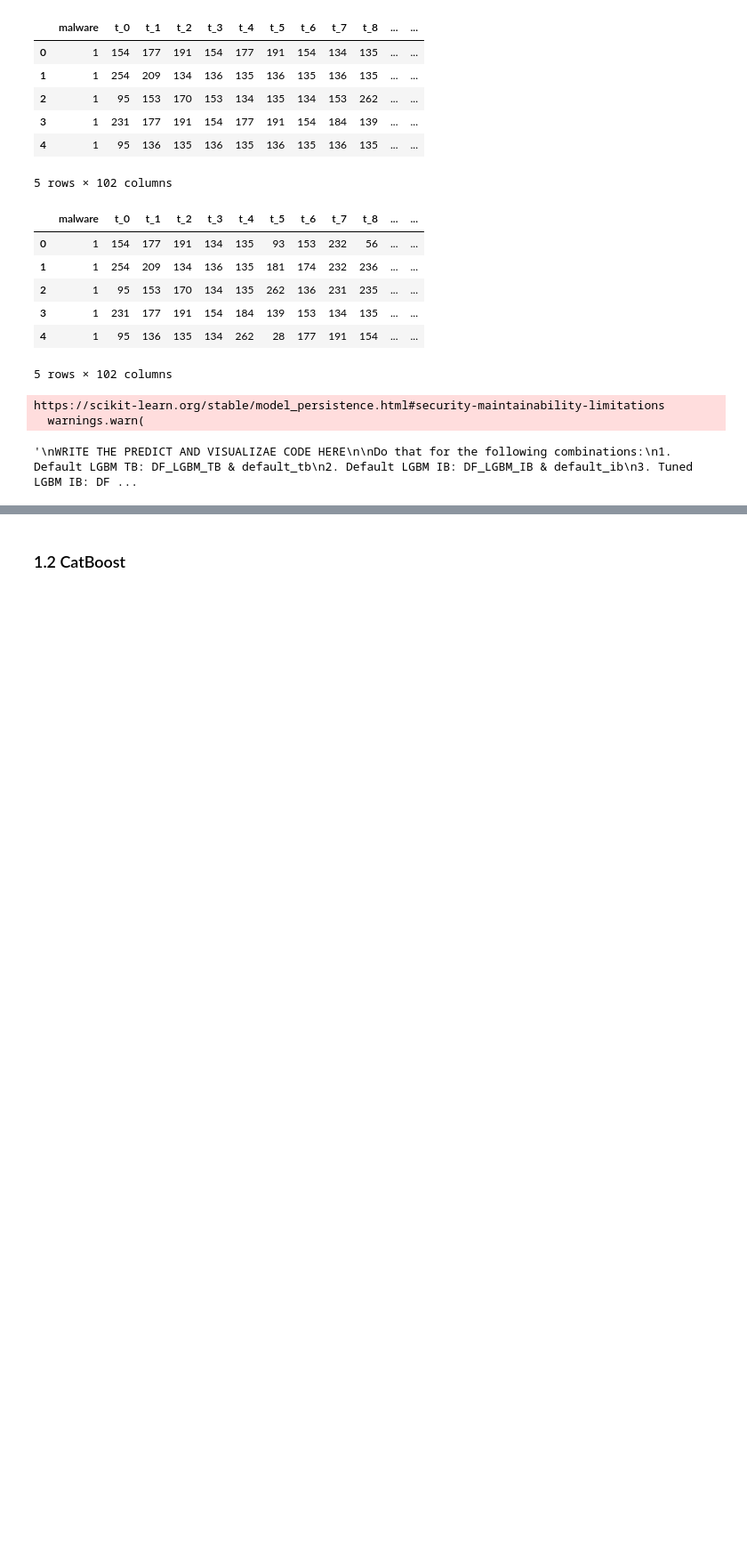
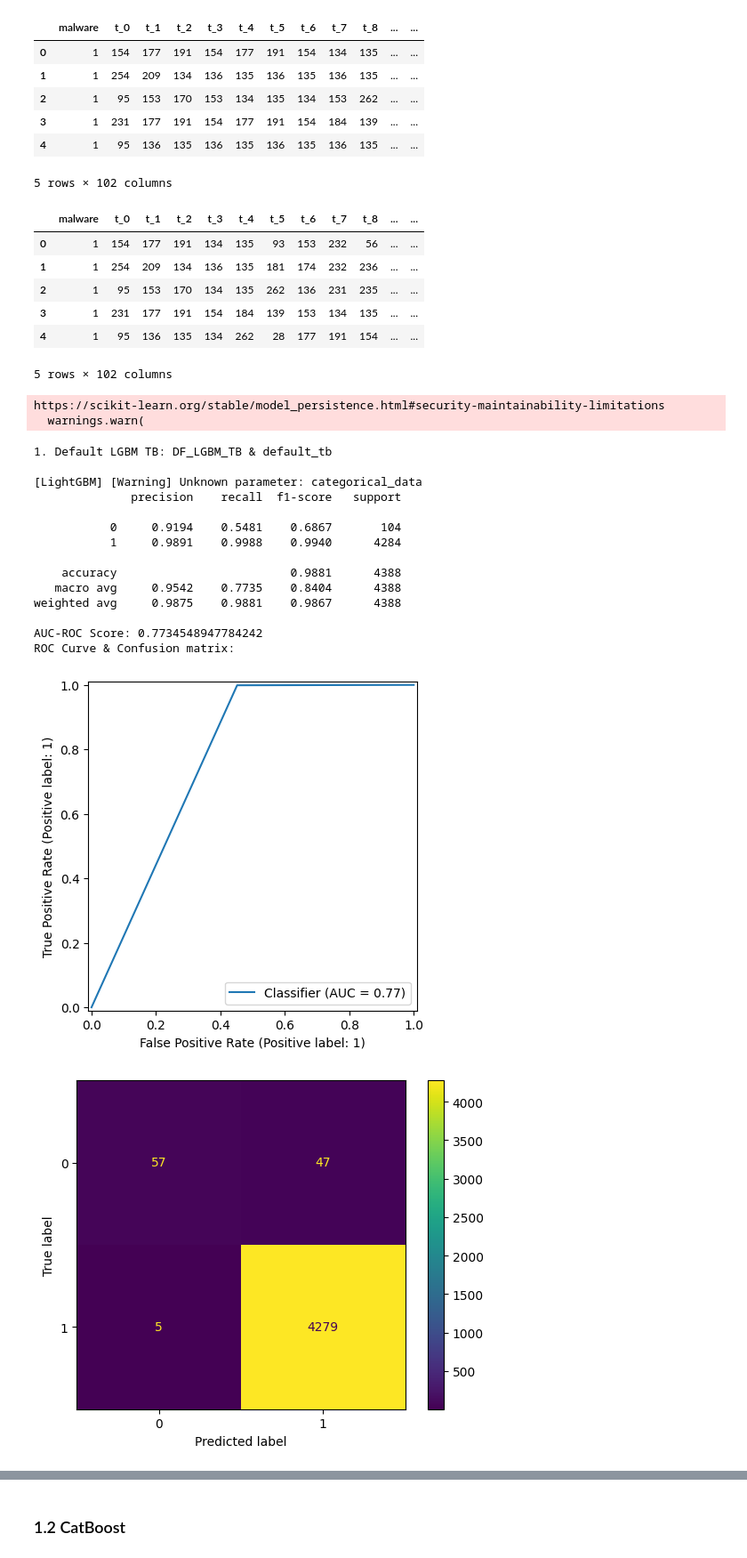
Before and after one commit to jm55/THESIS, a Jupyter notebook: Official Development/GBDT_Evaluation/1 Model_Robustness.ipynb, the cells around one changed output, grey strips where cells are left out. Shown at 89% size. Drawn from its saved outputs; the diff is of its cells as text; code cells hidden in the pictures; blank space fills up the shorter version.

Commit message:
Update Model Robustness file

```diff
--- a/Official Development/GBDT_Evaluation/1 Model_Robustness.ipynb
+++ b/Official Development/GBDT_Evaluation/1 Model_Robustness.ipynb
@@ -16,3 +22,14 @@ from joblib import load
+# %%
+def evaluate(model, test_set, y_actual):
+    y_pred = model.predict(test_set)
+    cm = confusion_matrix(y_actual, y_pred)
+    print(classification_report(y_actual, y_pred, digits=4))
+    print("AUC-ROC Score: " + str(roc_auc_score(y_actual, y_pred)))
+    print("ROC Curve & Confusion matrix:")
+    RocCurveDisplay.from_predictions(y_actual, y_pred)
+    ConfusionMatrixDisplay(cm).plot()
+
+    #print(classification_report(y_actual, y_pred, digits=4))
 # %% [markdown]
 ## 1. Determine the Model Performance in each of the GBDT Models and each of its two behavior-types.
 
@@ -25,8 +42,8 @@ Run other metrics as well as you see fit that are not found in the classificatio
 # %% [markdown]
 ### 1.1 LightGBM
 # %%
-DF_LGBM_TB = pd.read_csv('../Dataset/TB/LGBM_TB_Test.csv', low_memory=False) #<== Point these to the proper Test/Holdout datasets.
-DF_LGBM_IB = pd.read_csv('../Dataset/IB/LGBM_IB_Test.csv', low_memory=False)
+DF_LGBM_TB = pd.read_csv('Dataset/LGBM_TB_Test.csv', low_memory=False) #<== Point these to the proper Test/Holdout datasets.
+DF_LGBM_IB = pd.read_csv('Dataset/LGBM_IB_Test.csv', low_memory=False)
 
 display(DF_LGBM_TB.head())
 display(DF_LGBM_IB.head())
@@ -47,21 +64,30 @@ display(DF_LGBM_IB.head())
 5 rows × 102 columns
 # %%
 # Load trained LightGBM model files
-default_tb = load('../GBDT_Training/Outputs/Results/Demo//LGBM/Train (Default)/DEMO_LGBM_TB.model') # <== Point these to the respective .model files
-default_ib = load('../GBDT_Training/Outputs/Results/Demo/LGBM/Train (Default)/DEMO_LGBM_IB.model')
-tuned_tb = load('../GBDT_Training/Outputs/Results/Demo/LGBM/Train (Tuned)/TUNED_DEMO_LGBM_TB.model')
-tuned_ib = load('../GBDT_Training/Outputs/Results/Demo/LGBM/Train (Tuned)/TUNED_DEMO_LGBM_IB.model')
-
-'''
-WRITE THE PREDICT AND VISUALIZAE CODE HERE
-
-Do that for the following combinations:
-1. Default LGBM TB: DF_LGBM_TB & default_tb
-2. Default LGBM IB: DF_LGBM_IB & default_ib
-3. Tuned LGBM IB: DF_LGBM_TB & tuned_tb
-4. Tuned LGBM IB: DF_LGBM_IB & tuned_ib
-'''
+default_tb = load('Models/LGBM/Train_Default/DEMO_LGBM_TB.model') # <== Point these to the respective .model files
+default_ib = load('Models/LGBM/Train_Default/DEMO_LGBM_IB.model')
+tuned_tb = load('Models/LGBM/Train_Tuned/TUNED_DEMO_LGBM_TB.model')
+tuned_ib = load('Models/LGBM/Train_Tuned/TUNED_DEMO_LGBM_IB.model')
 # %% [output]
 https://scikit-learn.org/stable/model_persistence.html#security-maintainability-limitations
   warnings.warn(
-'\nWRITE THE PREDICT AND VISUALIZAE CODE HERE\n\nDo that for the following combinations:\n1. Default LGBM TB: DF_LGBM_TB & default_tb\n2. Default LGBM IB: DF_LGBM_IB & default_ib\n3. Tuned LGBM IB: DF ...
+# %%
+print("1. Default LGBM TB\n")
+evaluate(default_tb, DF_LGBM_TB.iloc[:,1:101], DF_LGBM_TB.iloc[:,0])
+# %% [output]
+1. Default LGBM TB: DF_LGBM_TB & default_tb
+
+[LightGBM] [Warning] Unknown parameter: categorical_data
+              precision    recall  f1-score   support
+
+           0     0.9194    0.5481    0.6867       104
+           1     0.9891    0.9988    0.9940      4284
+
+    accuracy                         0.9881      4388
+   macro avg     0.9542    0.7735    0.8404      4388
+weighted avg     0.9875    0.9881    0.9867      4388
+
+AUC-ROC Score: 0.7734548947784242
+ROC Curve & Confusion matrix:
+[figure, added]
+[figure, added]
```
Also changed, not shown: parts of 12 cells of this notebook.
